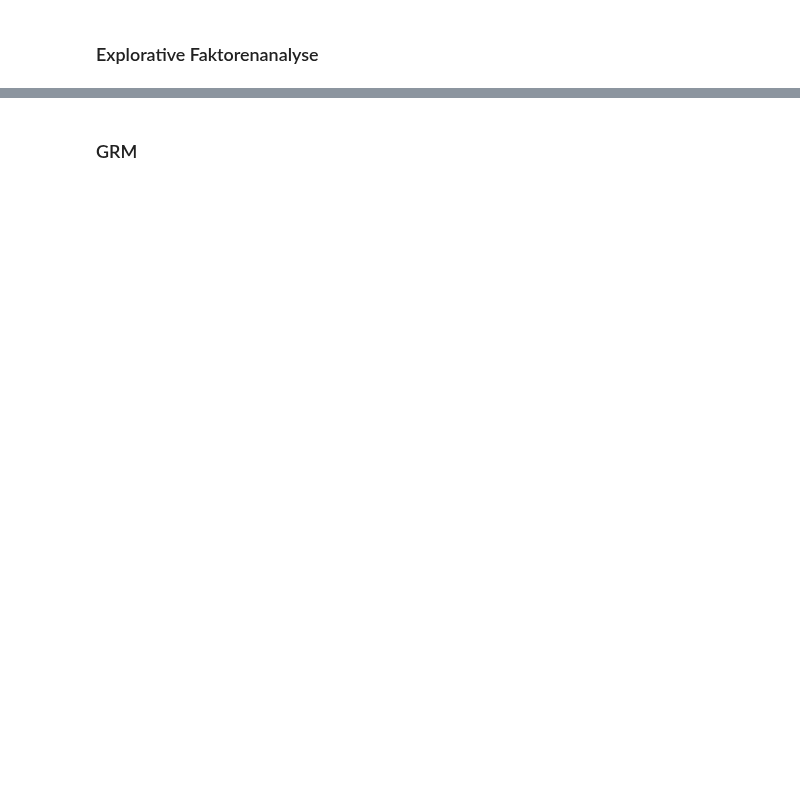
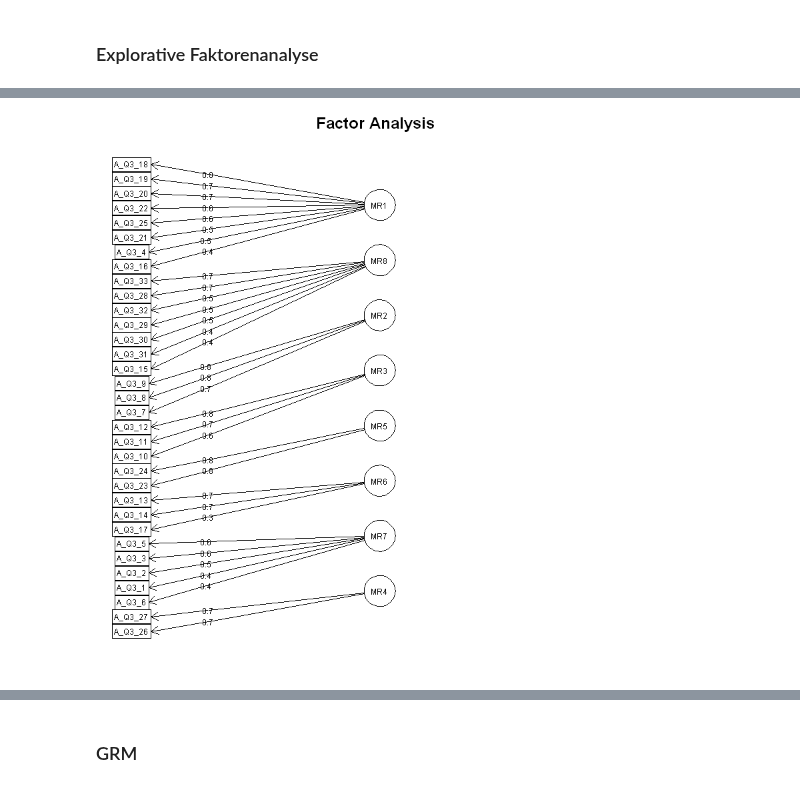
Before and after one commit to martinakienberger/Dissertation_LIS, a Jupyter notebook: IRT.ipynb, the cells around one changed output, grey strips where cells are left out. Cells and saved outputs as stored; diff of their text form; code cells hidden in the pictures; blank space fills up the shorter version.

```diff
--- a/IRT.ipynb
+++ b/IRT.ipynb
@@ -257,0 +146,5 @@ Fit based upon off diagonal values = 0.91
+# %%
+FA_AQ3 <- fa(convert_data(MyData,vec_AQ3), nfactors = 8, rotate = "varimax")
+diagram(FA_AQ3)
+# %% [output]
+[figure, added]
```
Also changed, not shown: parts of 77 cells of this notebook.
